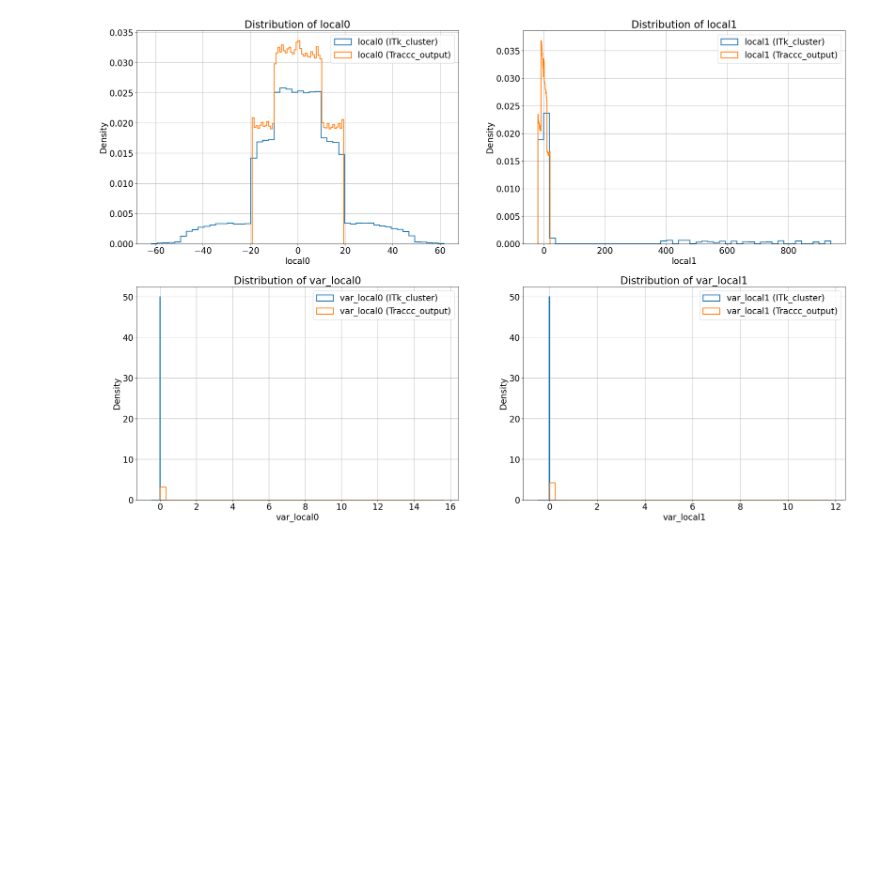
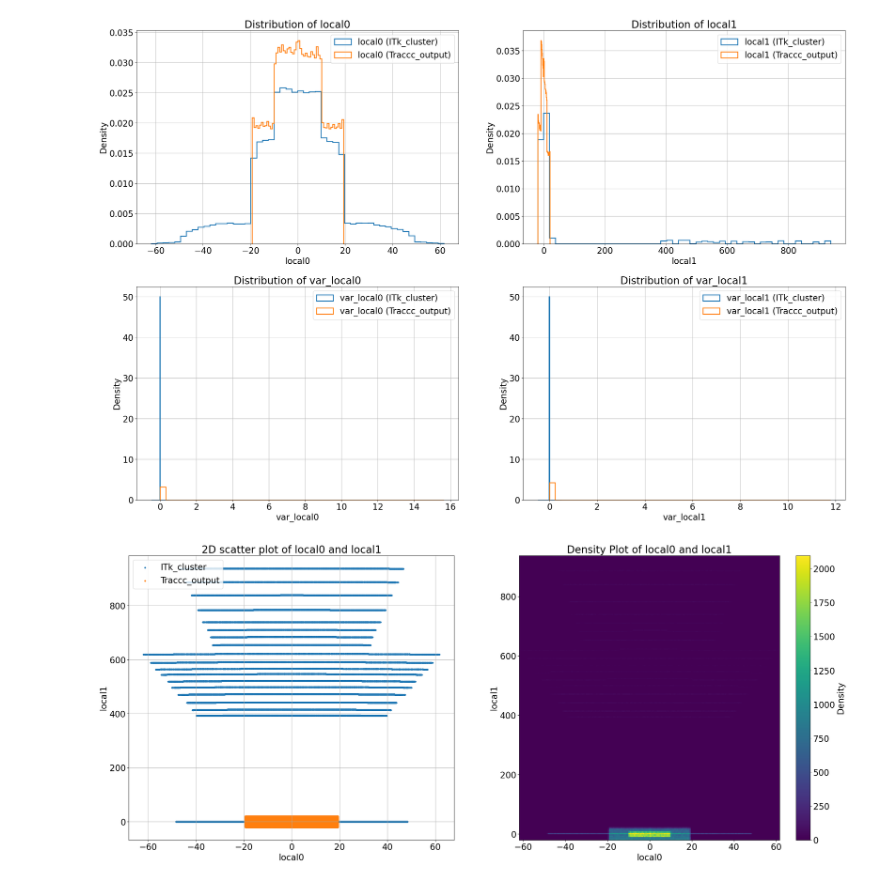
Before and after one commit to dlai211/clusterization, a Jupyter notebook: measurements/plots.ipynb, the cells around one changed output. Drawn from its saved outputs; the diff is of its cells as text; code cells hidden in the pictures; blank space fills up the shorter version.

```diff
--- a/measurements/plots.ipynb
+++ b/measurements/plots.ipynb
@@ -56,3 +56,30 @@ for i in np.arange(1, len(columns_to_compare)):
     plt.grid(True)
 # %% [output]
 [figure]
+# %%
+# 2D Graph
+plt.figure(figsize=(30, 12))
+
+plt.subplot(121)
+plt.scatter(ITk_cluster_selected['local0'], ITk_cluster_selected['local1'], marker='.', label='ITk_cluster')
+plt.scatter(Traccc_output_selected['local0'], Traccc_output_selected['local1'], marker='.', label='Traccc_output')
+plt.xlabel('local0')
+plt.ylabel('local1')
+plt.grid(True)
+plt.legend()
+plt.title("2D scatter plot of local0 and local1")
+
+plt.subplot(122)
+local0 = np.concatenate([ITk_cluster_selected['local0'], Traccc_output_selected['local0']])
+local1 = np.concatenate([ITk_cluster_selected['local1'], Traccc_output_selected['local1']])
+
+plt.hist2d(local0, local1, bins=200, cmap='viridis')
+plt.colorbar(label='Density')
+plt.title("Density Plot of local0 and local1")
+
+plt.xlabel('local0')
+plt.ylabel('local1')
+
+plt.show()
+# %% [output]
+[figure, added]
```
